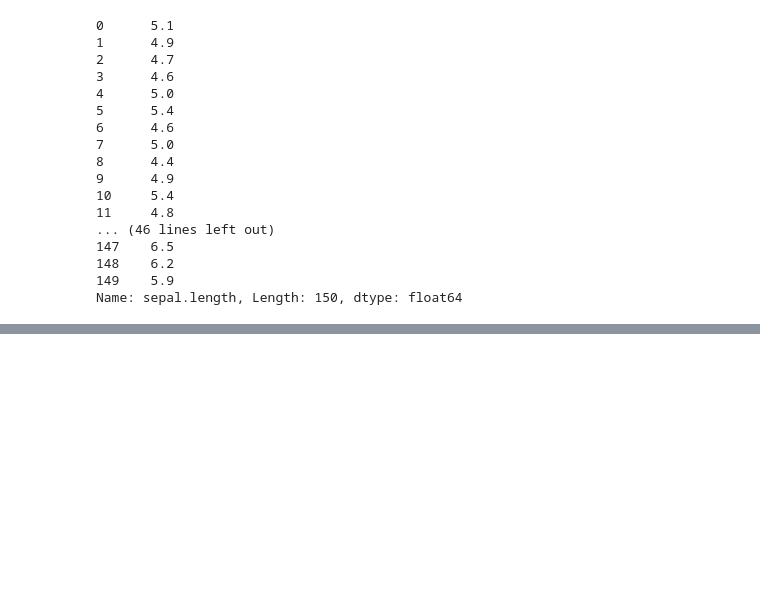
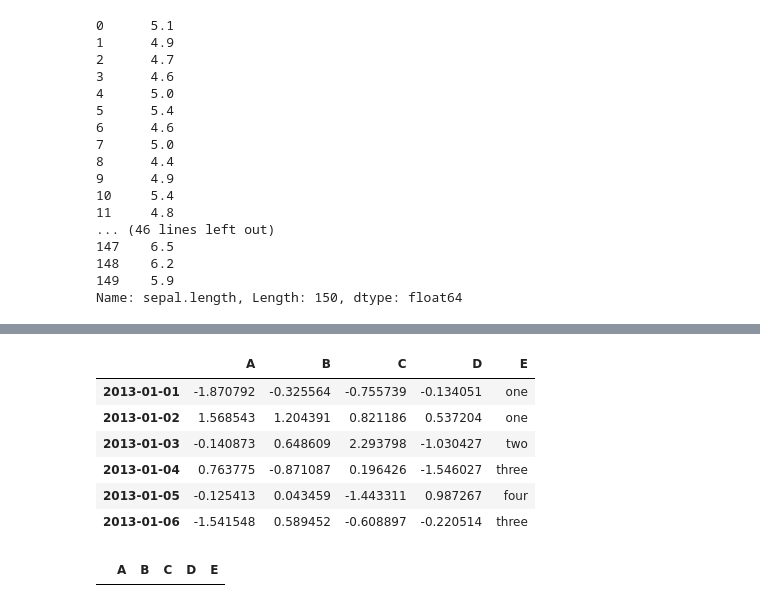
Before and after one commit to michealcannon/jupyter-example, a Jupyter notebook: pandas practice.ipynb, the cells around one changed output, grey strips where cells are left out. Saved outputs shown, nothing was run; the diff lists cells and outputs as text; code cells hidden in the pictures; blank space fills up the shorter version.

```diff
--- a/pandas practice.ipynb
+++ b/pandas practice.ipynb
@@ -103,0 +390,18 @@ Name: sepal.length, Length: 150, dtype: float64
+# %%
+df2 = df.copy()
+
+df2['E'] = ['one', 'one', 'two', 'three', 'four', 'three']
+
+df2
+# %% [output]
+|  | A | B | C | D | E |
+| 2013-01-01 | -1.870792 | -0.325564 | -0.755739 | -0.134051 | one |
+| 2013-01-02 | 1.568543 | 1.204391 | 0.821186 | 0.537204 | one |
+| 2013-01-03 | -0.140873 | 0.648609 | 2.293798 | -1.030427 | two |
+| 2013-01-04 | 0.763775 | -0.871087 | 0.196426 | -1.546027 | three |
+| 2013-01-05 | -0.125413 | 0.043459 | -1.443311 | 0.987267 | four |
+| 2013-01-06 | -1.541548 | 0.589452 | -0.608897 | -0.220514 | three |
+# %%
+df2[df2['A'].isin([1.568543])]
+# %% [output]
+|  | A | B | C | D | E |
```
Also changed, not shown: parts of 41 cells of this notebook, 2 other files.
